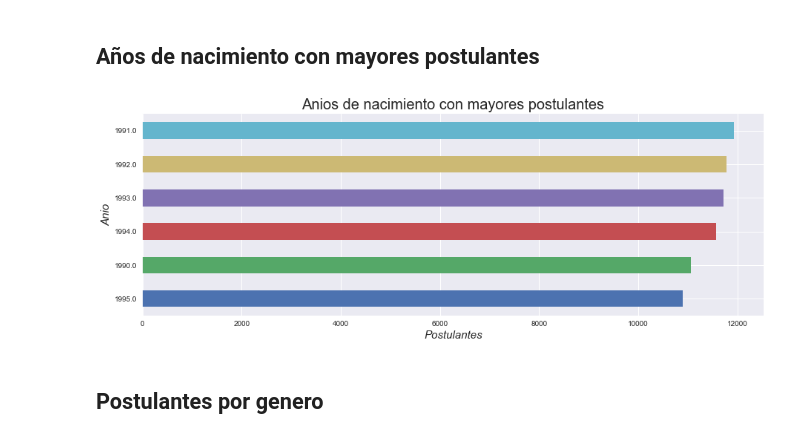
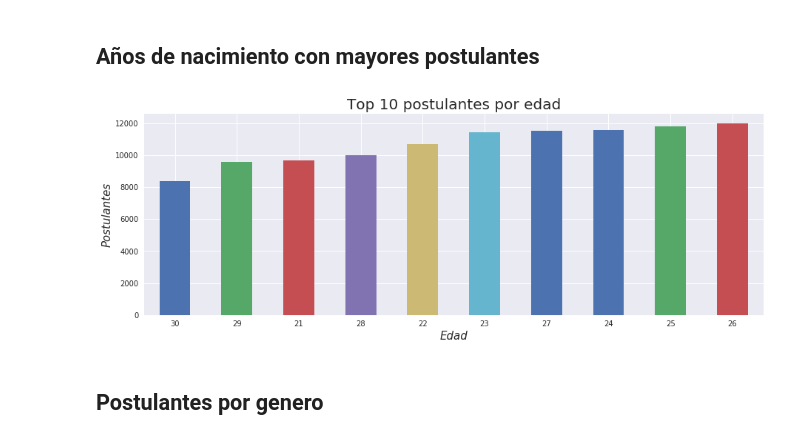
Before and after one commit to Mariano95/Analisis-exploratorio-de-datos, a Jupyter notebook: TP.ipynb, the cells around one changed output. Cells and saved outputs as stored; diff of their text form; code cells hidden in the pictures.

```diff
--- a/TP.ipynb
+++ b/TP.ipynb
@@ -612,13 +537,13 @@ plt.show()
 # %% [markdown]
 ## Años de nacimiento con mayores postulantes
 # %%
-postulantes_genero_y_edad['fechanacimiento'].dt.year.value_counts().head(6).sort_values().plot(kind='barh', figsize=(15,5))
-plt.title("Anios de nacimiento con mayores postulantes", size=20)
-plt.xlabel("Postulantes", size=15,style='italic')
-plt.ylabel("Anio",size=15,style='italic')
+postulantes_genero_y_edad['edad'].value_counts().head(10).sort_values().plot(kind='bar', rot=0, figsize=(15,5))
+plt.title("Top 10 postulantes por edad", size=20)
+plt.xlabel("Edad", size=15,style='italic')
+plt.ylabel("Postulantes",size=15,style='italic')
 plt.show()
 # %% [output]
-[figure, old version]
+[figure, new version]
 # %% [markdown]
 ## Postulantes por genero
 # %%
```
Also changed, not shown: parts of 47 cells of this notebook.
